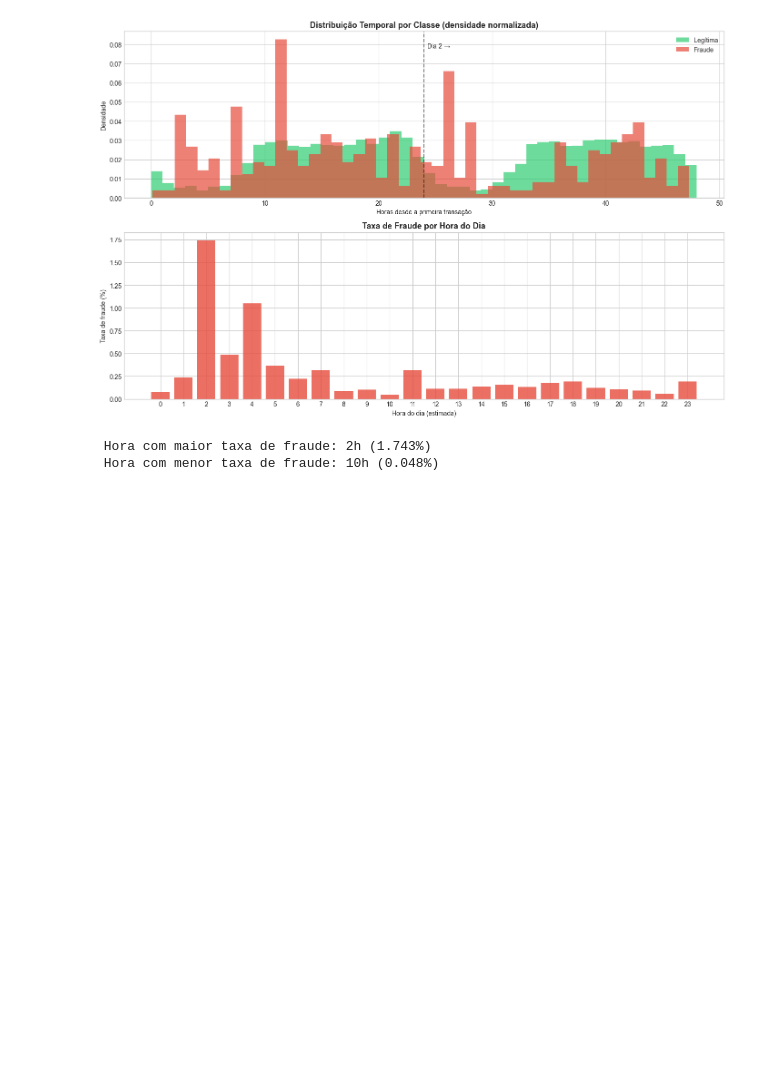
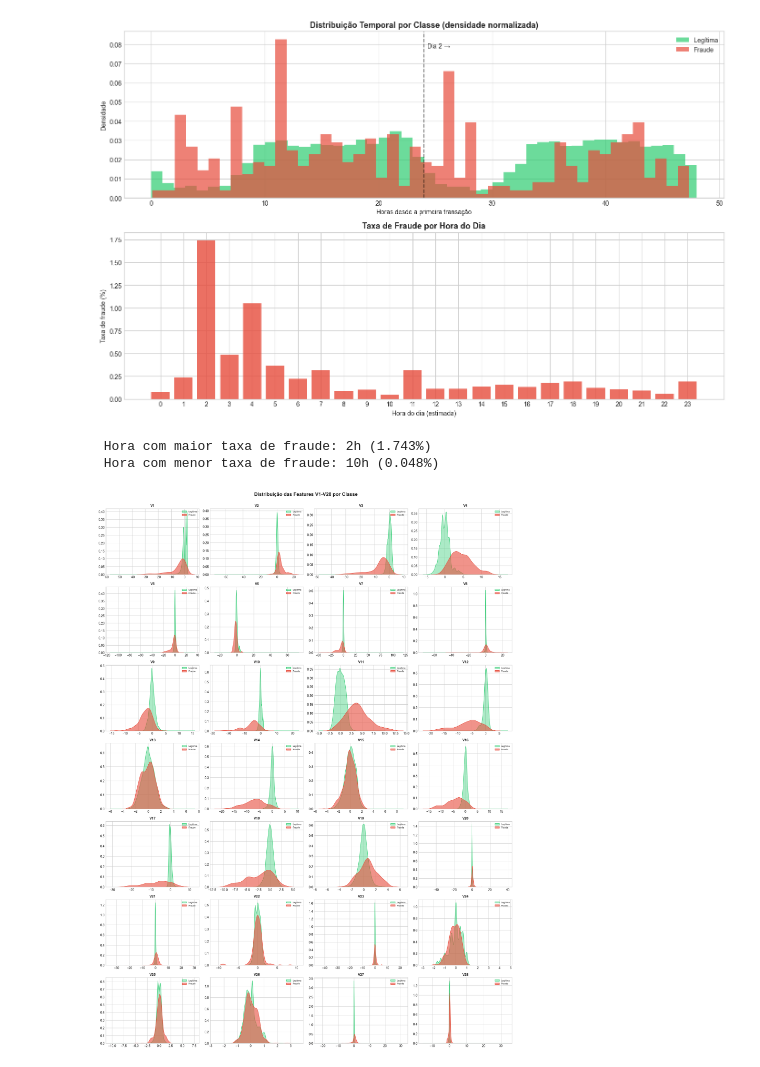
Before and after one commit to noamcoelho/fraud-detection-ml, a Jupyter notebook: notebooks/01_eda.ipynb, the cells around one changed output. Saved outputs shown, nothing was run; the diff lists cells and outputs as text; code cells hidden in the pictures; blank space fills up the shorter version.

```diff
--- a/notebooks/01_eda.ipynb
+++ b/notebooks/01_eda.ipynb
@@ -169,3 +169,27 @@ print(f" Hora com menor taxa de fraude: {hour_fraud_pct.idxmin()}h ({hour_fraud_
 [figure]
  Hora com maior taxa de fraude: 2h (1.743%)
  Hora com menor taxa de fraude: 10h (0.048%)
+# %%
+# GRID DE DISTRIBUIÇÕES V1-V28 POR CLASSE
+v_features = [f'V{i}' for i in range(1, 29)]
+
+fig, axes = plt.subplots(7, 4, figsize=(18, 24))
+axes = axes.flatten()
+
+for i, col in enumerate(v_features):
+    # KDE plot (Kernel Density Estimation) - mais limpo que histograma
+    sns.kdeplot(data=df[df['Class'] == 0], x=col, ax=axes[i],
+                color='#2ecc71', fill=True, alpha=0.4, label='Legítima', warn_singular=False)
+    sns.kdeplot(data=df[df['Class'] == 1], x=col, ax=axes[i],
+                color='#e74c3c', fill=True, alpha=0.6, label='Fraude', warn_singular=False)
+    axes[i].set_title(f'{col}', fontsize=11, fontweight='bold')
+    axes[i].set_xlabel('')
+    axes[i].set_ylabel('')
+    axes[i].legend(fontsize=7, loc='upper right')
+
+plt.suptitle('Distribuição das Features V1-V28 por Classe',
+             fontsize=15, fontweight='bold', y=1.001)
+plt.tight_layout()
+plt.show()
+# %% [output]
+[figure, added]
```
Also changed, not shown: parts of 4 cells of this notebook.
